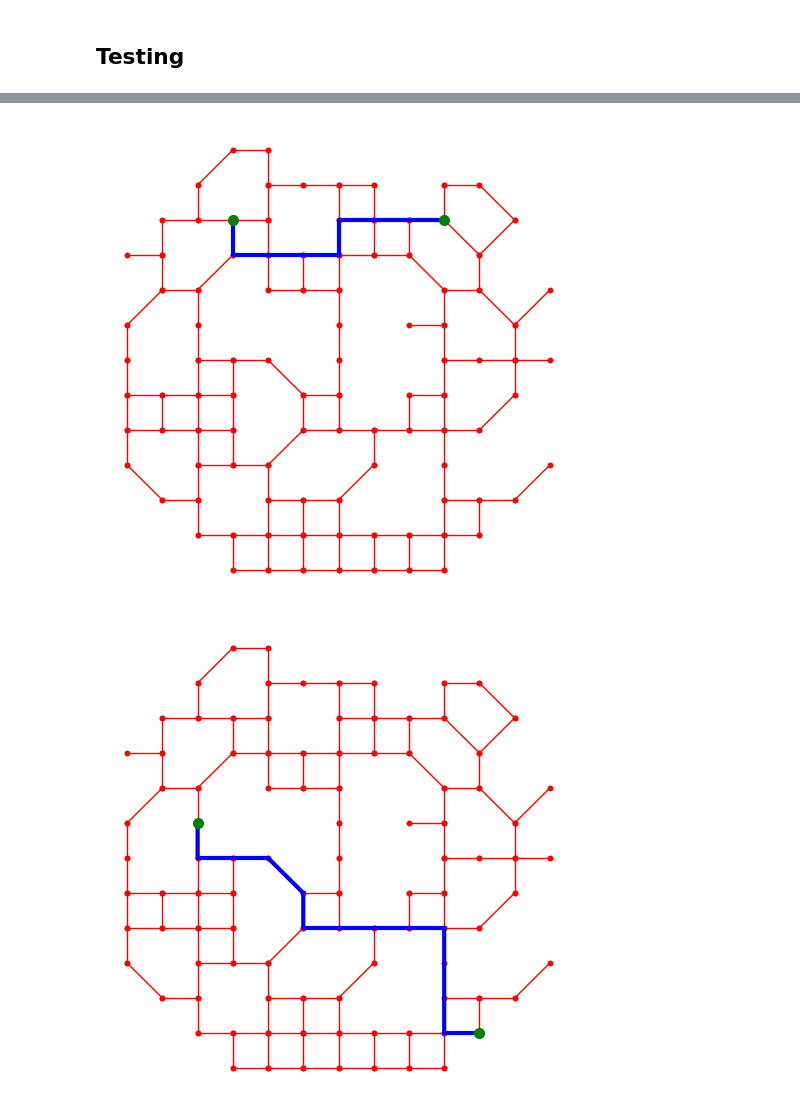
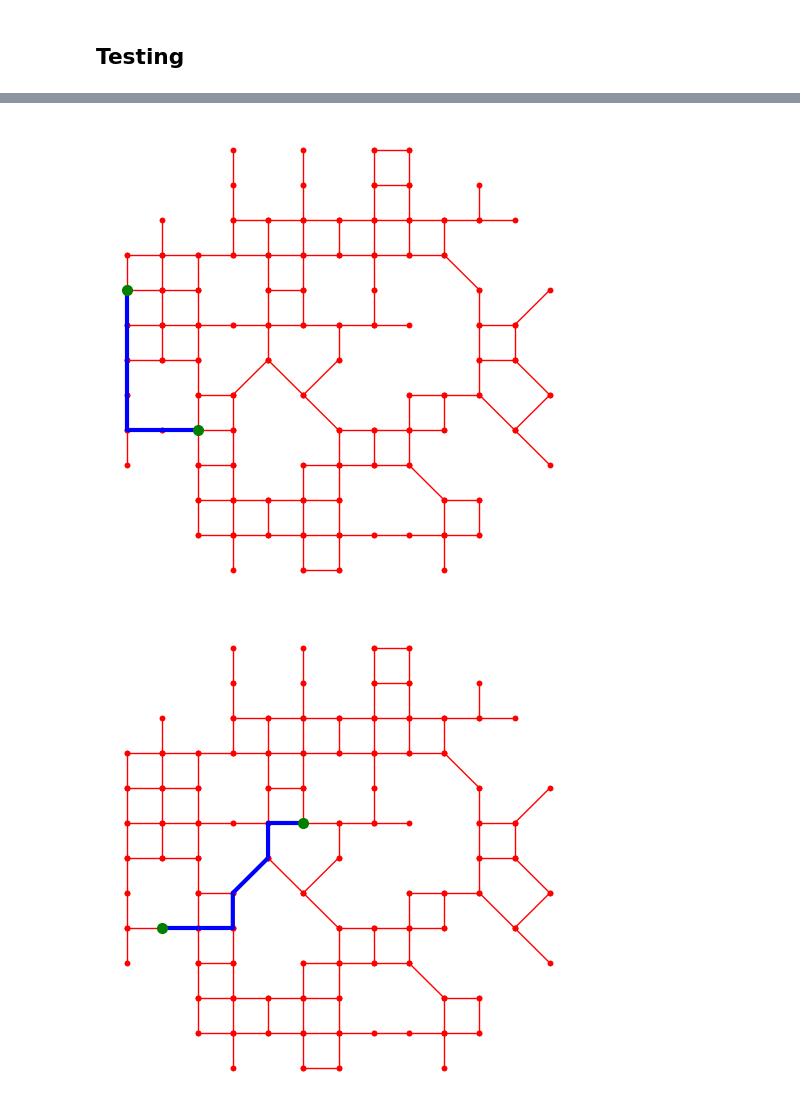
Before and after one commit to SahillMulani/MSO, a Jupyter notebook: Step 3 Finding the Shortest Path/Simulation Step 3 Finding Shortest Path.ipynb, the cells around one changed output, grey strips where cells are left out. Saved outputs shown, nothing was run; the diff lists cells and outputs as text; code cells hidden in the pictures.

```diff
--- a/Step 3 Finding the Shortest Path/Simulation Step 3 Finding Shortest Path.ipynb
+++ b/Step 3 Finding the Shortest Path/Simulation Step 3 Finding Shortest Path.ipynb
@@ -185,7 +186,7 @@ plotMap(MAB, T=[A, B], P=P)
 # %%
-random.seed(13)
+random.seed(4144)
 V, E = M
-for i in range(5):
+for i in range(4):
     [A, B] = random.sample(V, k=2)
     MAB = addTargets(M, [A, B])
     P = shortestPath(MAB, A, B)
@@ -196,2 +197,2 @@ for i in range(5):
-[figure, old version]
+[figure, new version]
-[figure, old version]
+[figure, new version]
```
Also changed, not shown: parts of 6 cells of this notebook, 12 other files.
